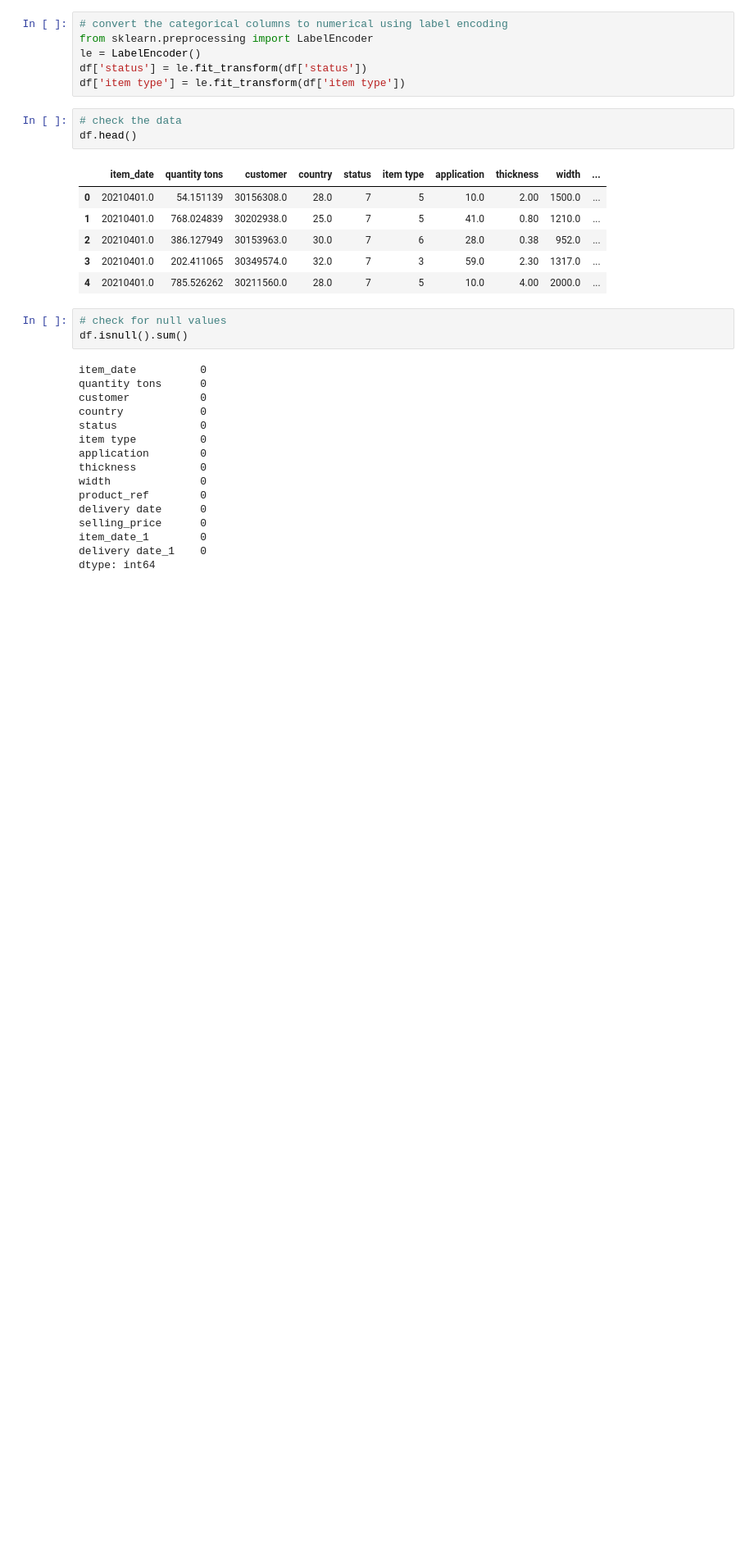
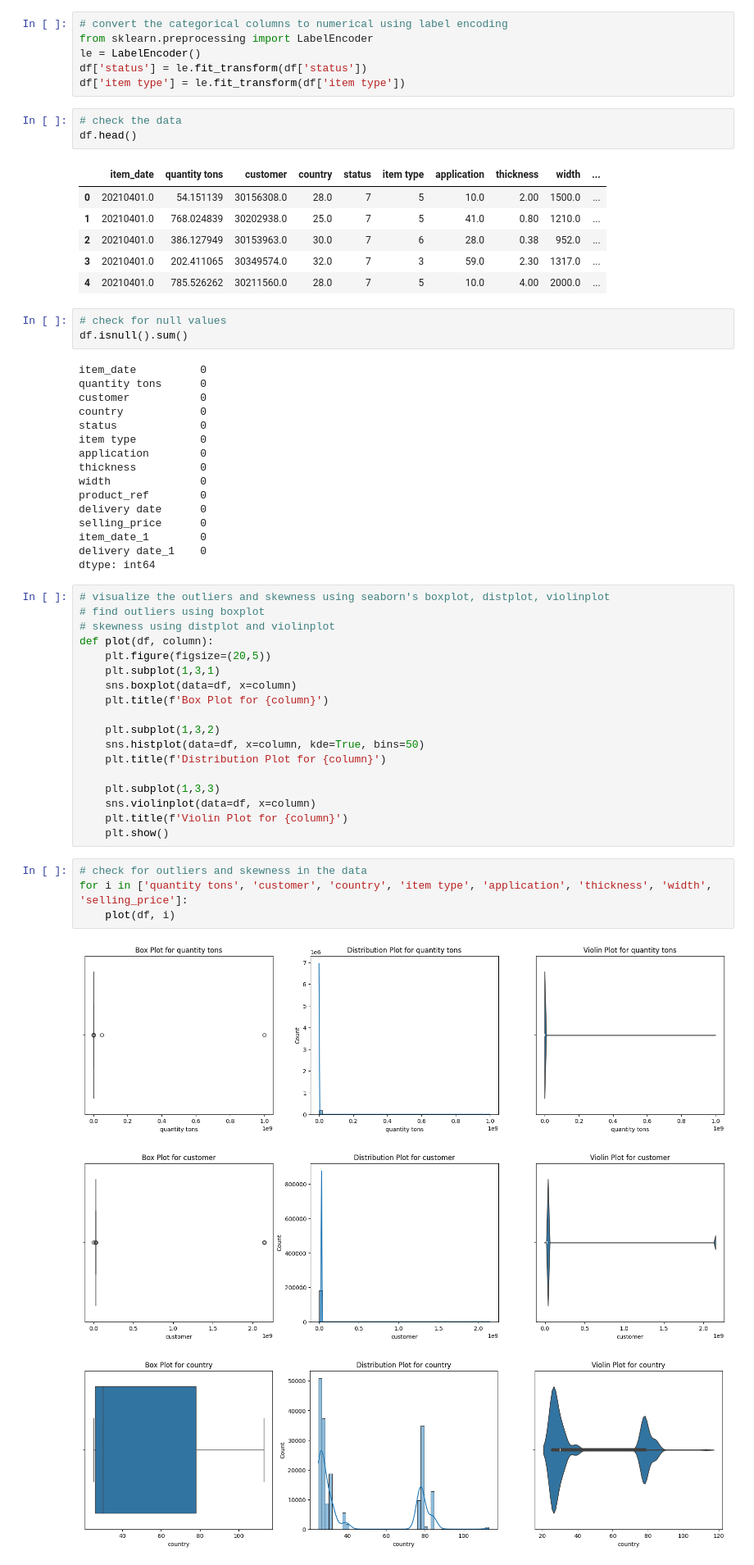
Before and after one commit to gkrishna247/copper-forge, a Jupyter notebook: program.ipynb, the cells around one changed output. Shown at 82% size. Cells and saved outputs as stored; diff of their text form; blank space fills up the shorter version.

Commit message:
Add functionality to handle and visualize outliers in DataFrame

```diff
--- a/program.ipynb
+++ b/program.ipynb
@@ -444,3 +446,29 @@ selling_price      0
 item_date_1        0
 delivery date_1    0
 dtype: int64
+# %%
+# visualize the outliers and skewness using seaborn's boxplot, distplot, violinplot
+# find outliers using boxplot
+# skewness using distplot and violinplot
+def plot(df, column):
+    plt.figure(figsize=(20,5))
+    plt.subplot(1,3,1)
+    sns.boxplot(data=df, x=column)
+    plt.title(f'Box Plot for {column}')
+
+    plt.subplot(1,3,2)
+    sns.histplot(data=df, x=column, kde=True, bins=50)
+    plt.title(f'Distribution Plot for {column}')
+
+    plt.subplot(1,3,3)
+    sns.violinplot(data=df, x=column)
+    plt.title(f'Violin Plot for {column}')
+    plt.show()
+# %%
+# check for outliers and skewness in the data
+for i in ['quantity tons', 'customer', 'country', 'item type', 'application', 'thickness', 'width', 'selling_price']:
+    plot(df, i)
+# %% [output]
+[figure, added]
+[figure, added]
+[figure, added]
```
Also changed, not shown: parts of 2 cells of this notebook.
